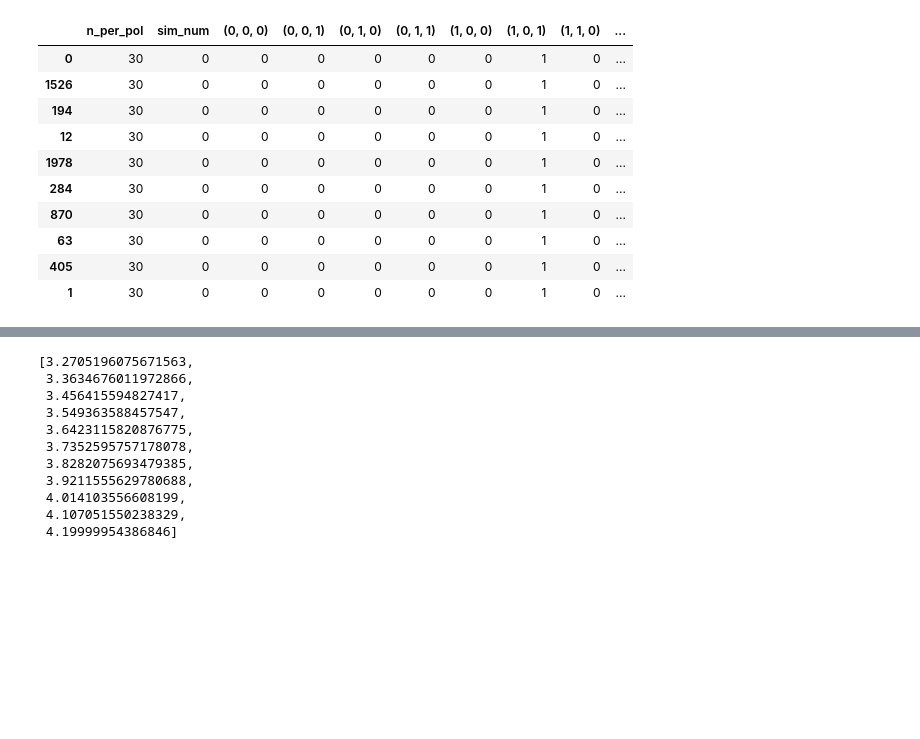
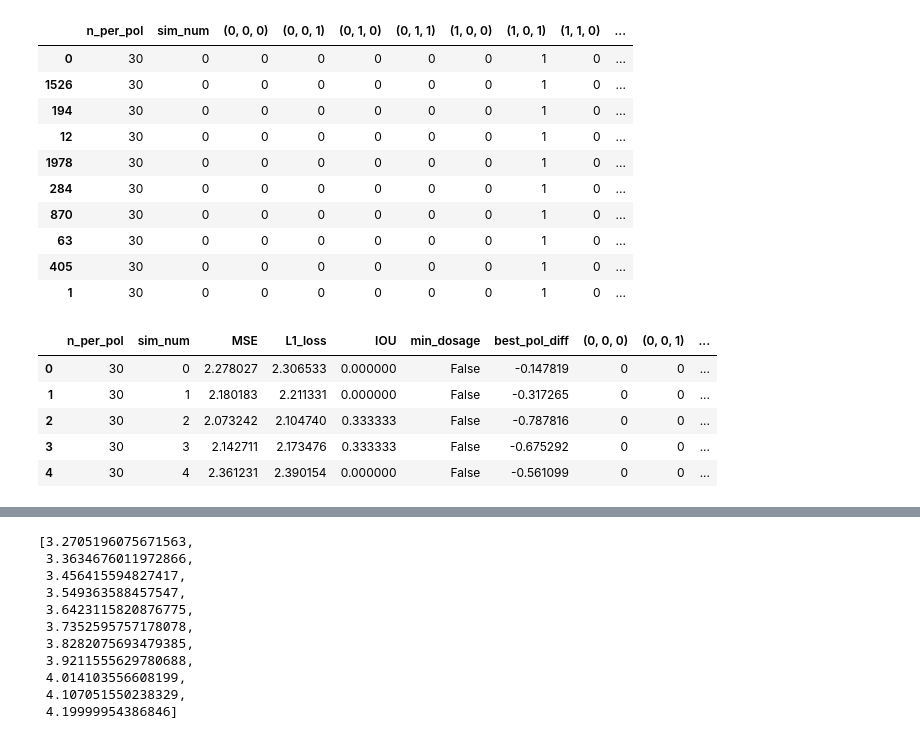
Before and after one commit to AparaV/rashomon-partition-sets, a Jupyter notebook: Code/analyze_results.ipynb, the cells around one changed output, grey strips where cells are left out. Saved outputs shown, nothing was run; the diff lists cells and outputs as text; code cells hidden in the pictures; blank space fills up the shorter version.

```diff
--- a/Code/analyze_results.ipynb
+++ b/Code/analyze_results.ipynb
@@ -815,3 +817,16 @@ rashomon_df.head(n=10)
 | 63 | 30 | 0 | 0 | 0 | 0 | 0 | 0 | 1 | 0 | ... |
 | 405 | 30 | 0 | 0 | 0 | 0 | 0 | 0 | 1 | 0 | ... |
 | 1 | 30 | 0 | 0 | 0 | 0 | 0 | 0 | 1 | 0 | ... |
+# %%
+lasso_fname_csv = "../Results/" + fname_prefix + "lasso" + fname_suffix
+lasso_raw_df = pd.read_csv(lasso_fname_csv)
+lasso_raw_df = lasso_raw_df.drop("Unnamed: 0", axis=1)
+
+lasso_raw_df.head()
+# %% [output]
+|  | n_per_pol | sim_num | MSE | L1_loss | IOU | min_dosage | best_pol_diff | (0, 0, 0) | (0, 0, 1) | ... |
+| 0 | 30 | 0 | 2.278027 | 2.306533 | 0.000000 | False | -0.147819 | 0 | 0 | ... |
+| 1 | 30 | 1 | 2.180183 | 2.211331 | 0.000000 | False | -0.317265 | 0 | 0 | ... |
+| 2 | 30 | 2 | 2.073242 | 2.104740 | 0.333333 | False | -0.787816 | 0 | 0 | ... |
+| 3 | 30 | 3 | 2.142711 | 2.173476 | 0.333333 | False | -0.675292 | 0 | 0 | ... |
+| 4 | 30 | 4 | 2.361231 | 2.390154 | 0.000000 | False | -0.561099 | 0 | 0 | ... |
```
Also changed, not shown: parts of 3 cells of this notebook, 1 other file.
